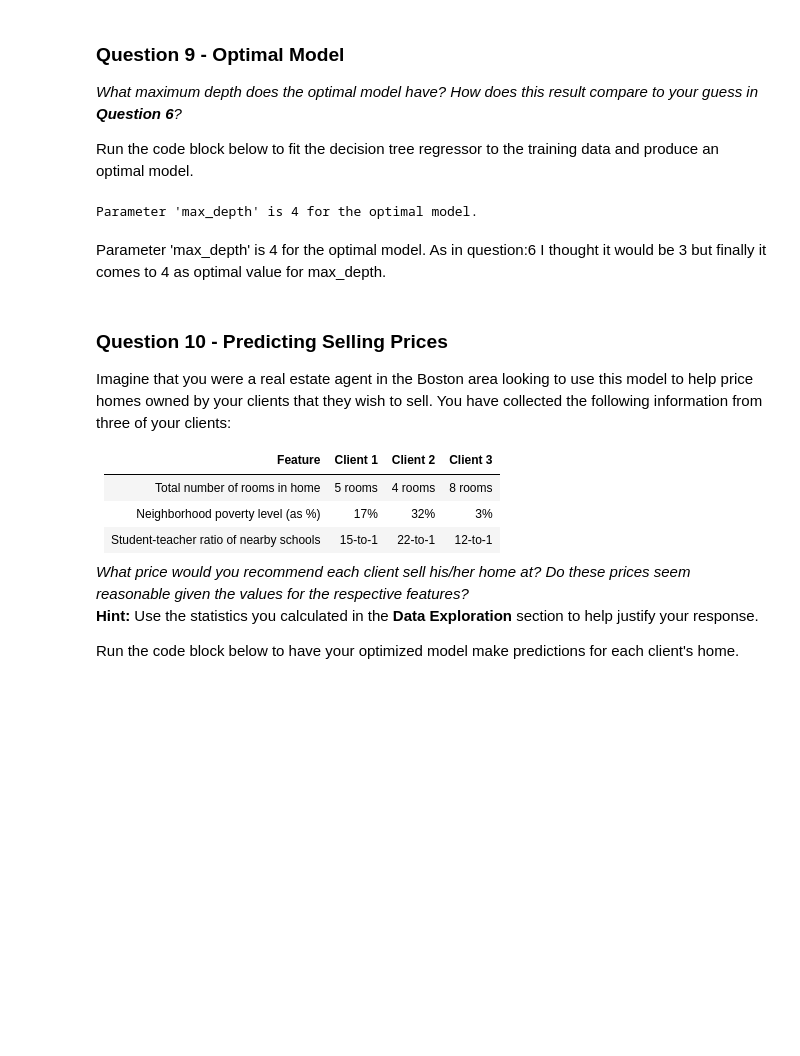
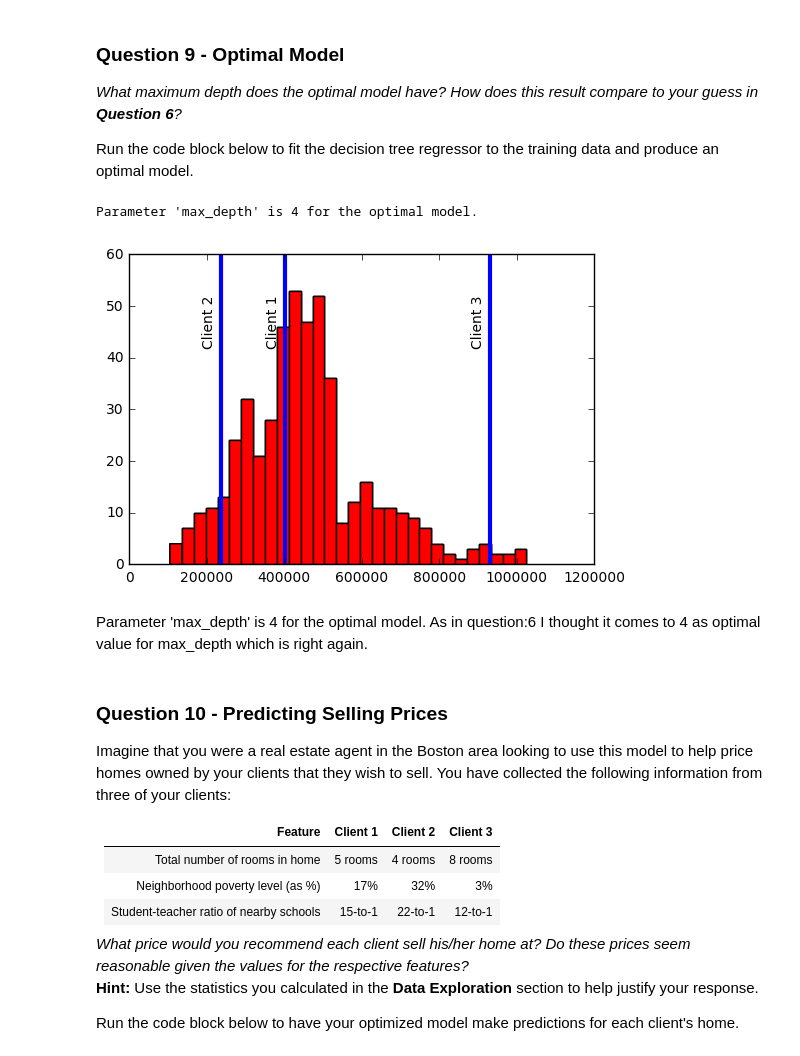
Before and after one commit to hemantnyadav/boston_housing, a Jupyter notebook: boston_housing.ipynb, the cells around one changed output. Cells and saved outputs as stored; diff of their text form; code cells hidden in the pictures; blank space fills up the shorter version.

```diff
--- a/boston_housing.ipynb
+++ b/boston_housing.ipynb
@@ -303,14 +303,20 @@ Run the code block below to fit the decision tree regressor to the training data
 # %%
 # Fit the training data to the model using grid search
 reg = fit_model(X_train, y_train)
 
 # Produce the value for 'max_depth'
 print "Parameter 'max_depth' is {} for the optimal model.".format(reg.get_params()['max_depth'])
+import matplotlib.pyplot as plt
+for i,price in enumerate(reg.predict(client_data)):
+    plt.hist(prices, bins = 30)
+    plt.axvline(price, lw = 3)
+    plt.text(price-50000, 50, 'Client '+str(i+1), rotation=90)
 # %% [output]
 Parameter 'max_depth' is 4 for the optimal model.
+[figure, added]
 # %% [markdown]
 Parameter 'max_depth' is 4 for the optimal model.
-As in question:6 I thought it would be 3 but finally it comes to 4 as optimal value for max_depth.
+As in question:6 I thought it comes to 4 as optimal value for max_depth which is right again.
 # %% [markdown]
 ### Question 10 - Predicting Selling Prices
 Imagine that you were a real estate agent in the Boston area looking to use this model to help price homes owned by your clients that they wish to sell. You have collected the following information from three of your clients:
```
Also changed, not shown: parts of 3 cells of this notebook.
